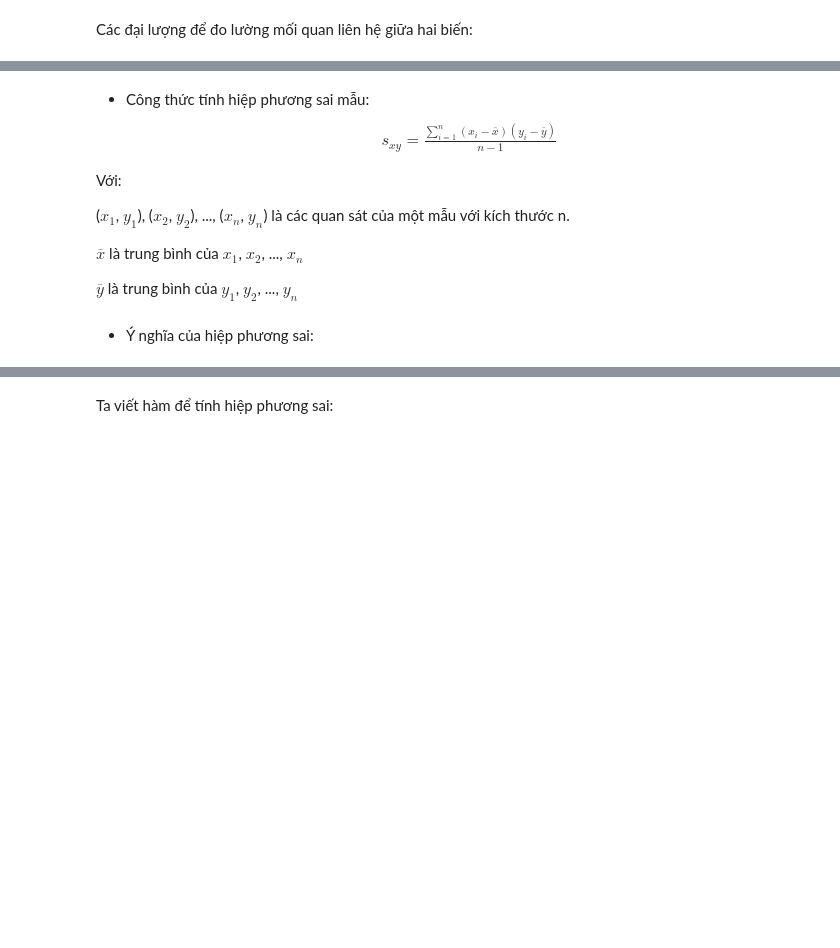
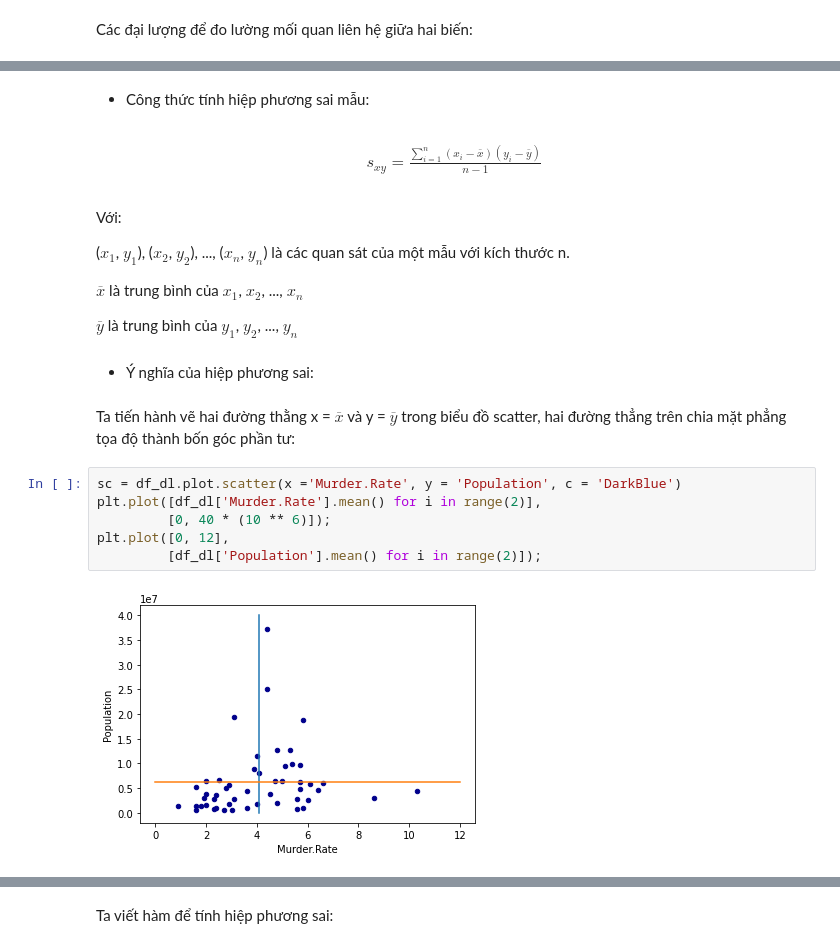
Before and after one commit to LBQTrung/Python-exercise, a Jupyter notebook: TKMT_1.ipynb, the cells around one changed output, grey strips where cells are left out. Saved outputs shown, nothing was run; the diff lists cells and outputs as text; blank space fills up the shorter version.

```diff
--- a/TKMT_1.ipynb
+++ b/TKMT_1.ipynb
@@ -135,9 +135,10 @@ Các đại lượng để đo lường mối quan liên hệ giữa hai biến:
+# %% [markdown]
+* Công thức tính hiệp phương sai mẫu:
+# %% [markdown]
+\begin{align}
+        s_{xy} = \frac{\sum_{i=1}^n (x_i-\overline{x})(y_i - \overline{y})}{n-1}
+    \end{align}
 # %% [markdown]
-* Công thức tính hiệp phương sai mẫu:
-\begin{align}
-        s_{xy} = \frac{\sum_{i=1}^n (x_i-\overline{x})(y_i - \overline{y})}{n-1}
-    \end{align}
-
 Với:
 
 ($x_1$, $y_1$), ($x_2$, $y_2$), ..., ($x_n$, $y_n$) là các quan sát của một mẫu với kích thước n.
@@ -147,3 +148,13 @@ $\overline{x}$ là trung bình của $x_1$, $x_2$, ..., $x_n$
 $\overline{y}$ là trung bình của $y_1$, $y_2$, ..., $y_n$
 # %% [markdown]
 * Ý nghĩa của hiệp phương sai:
+# %% [markdown]
+Ta tiến hành vẽ hai đường thằng x = $\overline{x}$ và y = $\overline{y}$ trong biểu đồ scatter, hai đường thẳng trên chia mặt phẳng tọa độ thành bốn góc phần tư:
+# %%
+sc = df_dl.plot.scatter(x ='Murder.Rate', y = 'Population', c = 'DarkBlue')
+plt.plot([df_dl['Murder.Rate'].mean() for i in range(2)],
+         [0, 40 * (10 ** 6)]);
+plt.plot([0, 12],
+         [df_dl['Population'].mean() for i in range(2)]);
+# %% [output]
+[figure, added]
```
Also changed, not shown: parts of 16 cells of this notebook.
